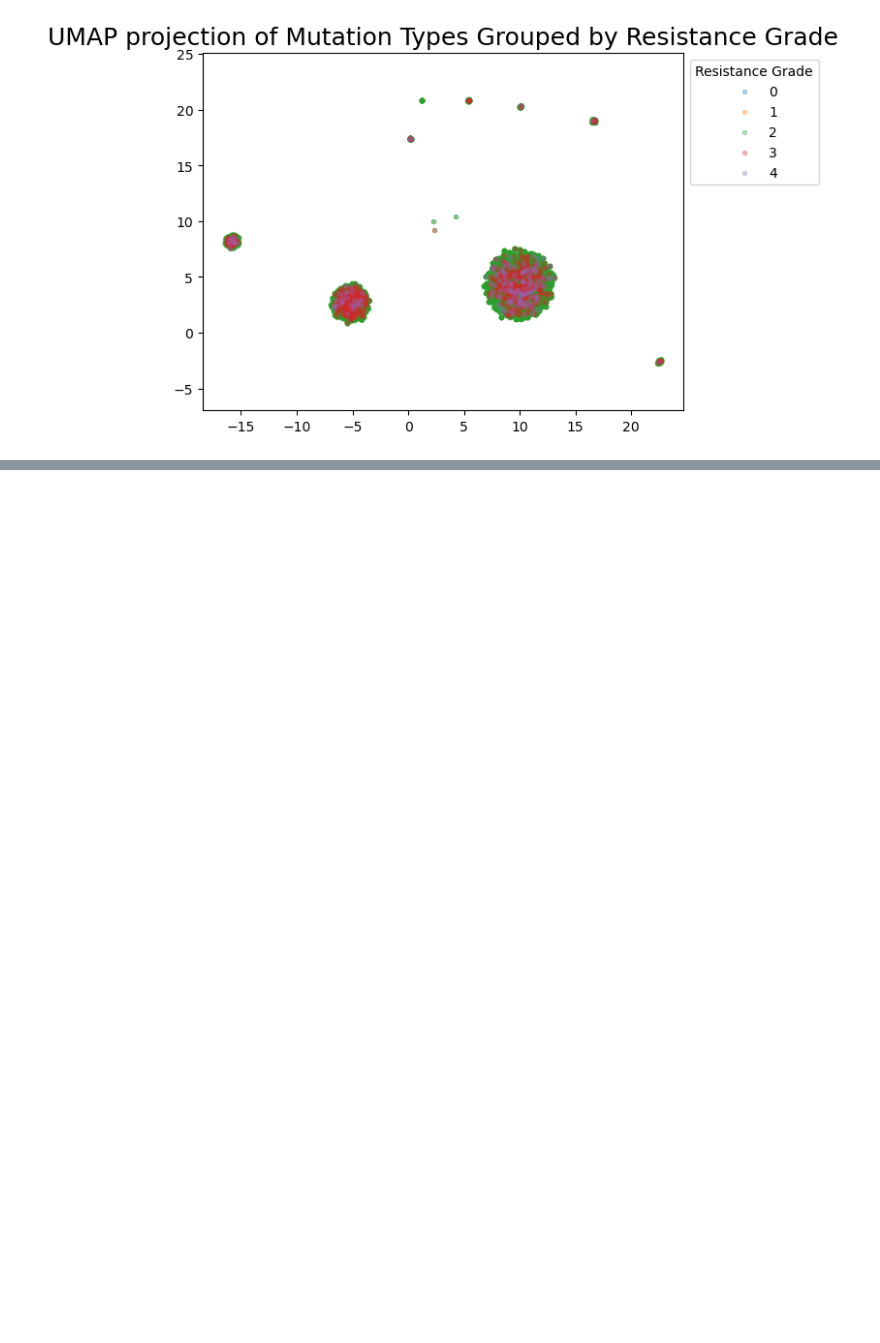
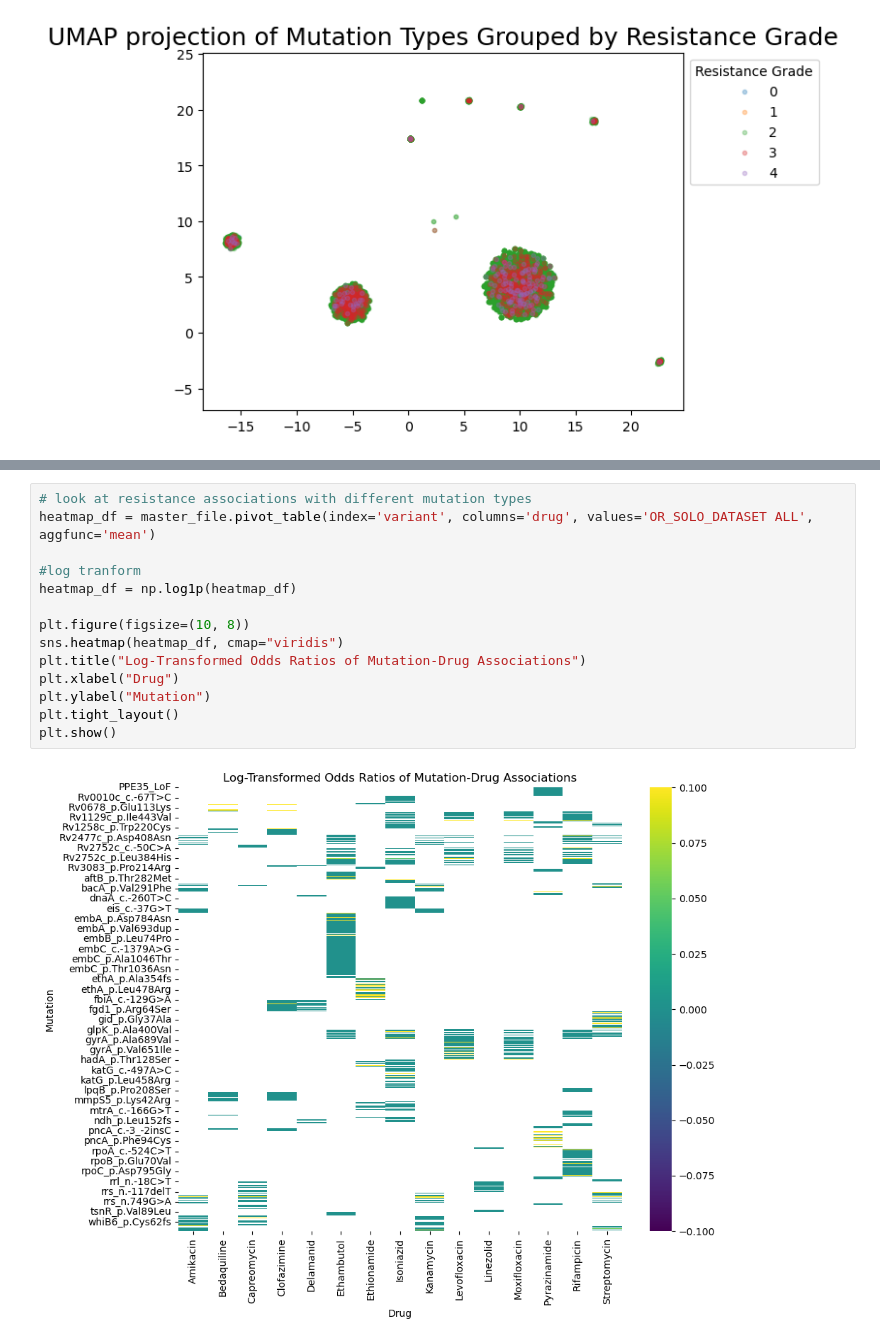
Before and after one commit to ibonomi-MSSE/277B-Final-Project, a Jupyter notebook: supplemental_EDA.ipynb, the cells around one changed output, grey strips where cells are left out. Cells and saved outputs as stored; diff of their text form; blank space fills up the shorter version.

```diff
--- a/supplemental_EDA.ipynb
+++ b/supplemental_EDA.ipynb
@@ -648,0 +675,16 @@ plt.show()
+# %%
+# look at resistance associations with different mutation types
+heatmap_df = master_file.pivot_table(index='variant', columns='drug', values='OR_SOLO_DATASET ALL', aggfunc='mean')
+
+#log tranform
+heatmap_df = np.log1p(heatmap_df)
+
+plt.figure(figsize=(10, 8))
+sns.heatmap(heatmap_df, cmap="viridis")
+plt.title("Log-Transformed Odds Ratios of Mutation-Drug Associations")
+plt.xlabel("Drug")
+plt.ylabel("Mutation")
+plt.tight_layout()
+plt.show()
+# %% [output]
+[figure, added]
```
Also changed, not shown: parts of 6 cells of this notebook, 2 other files.
